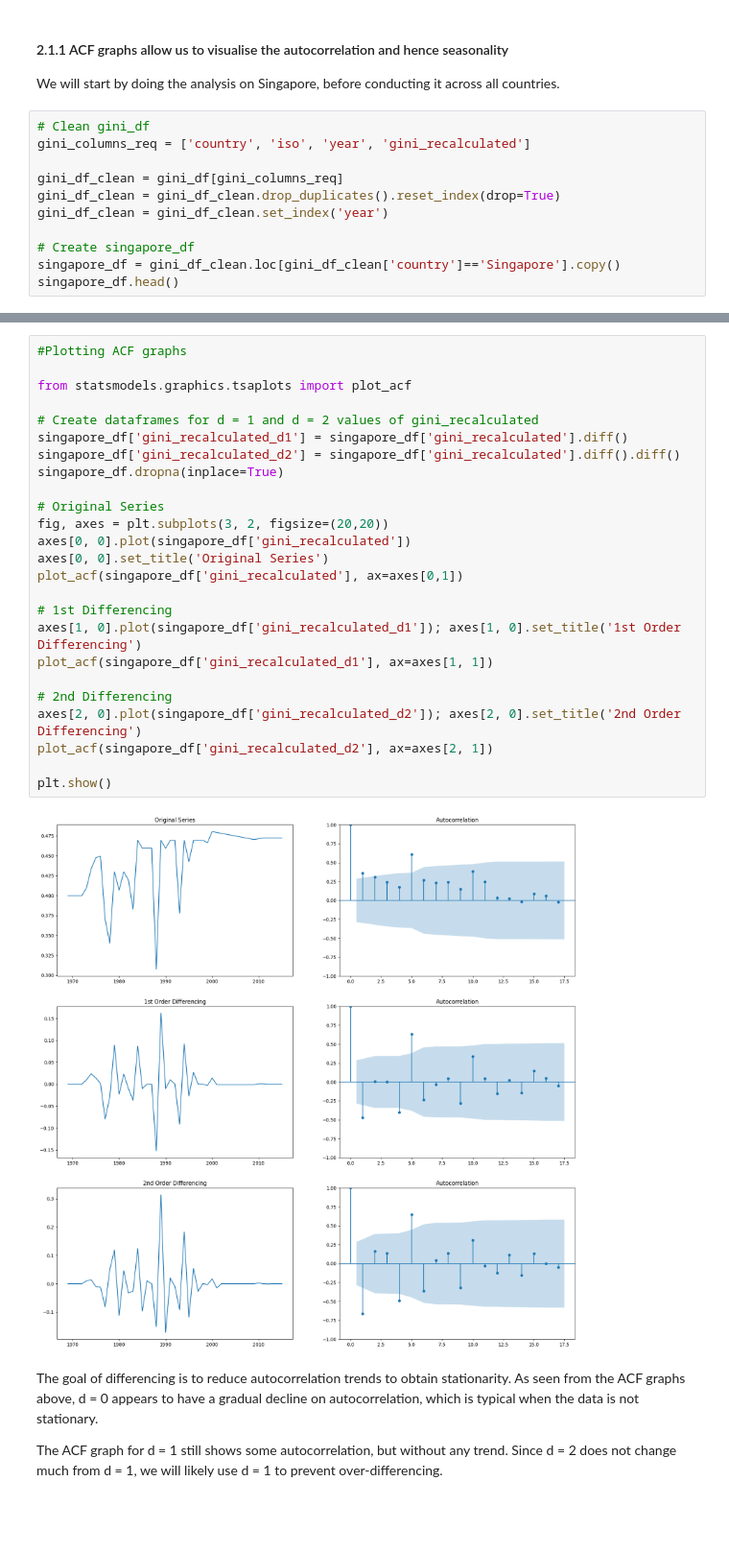
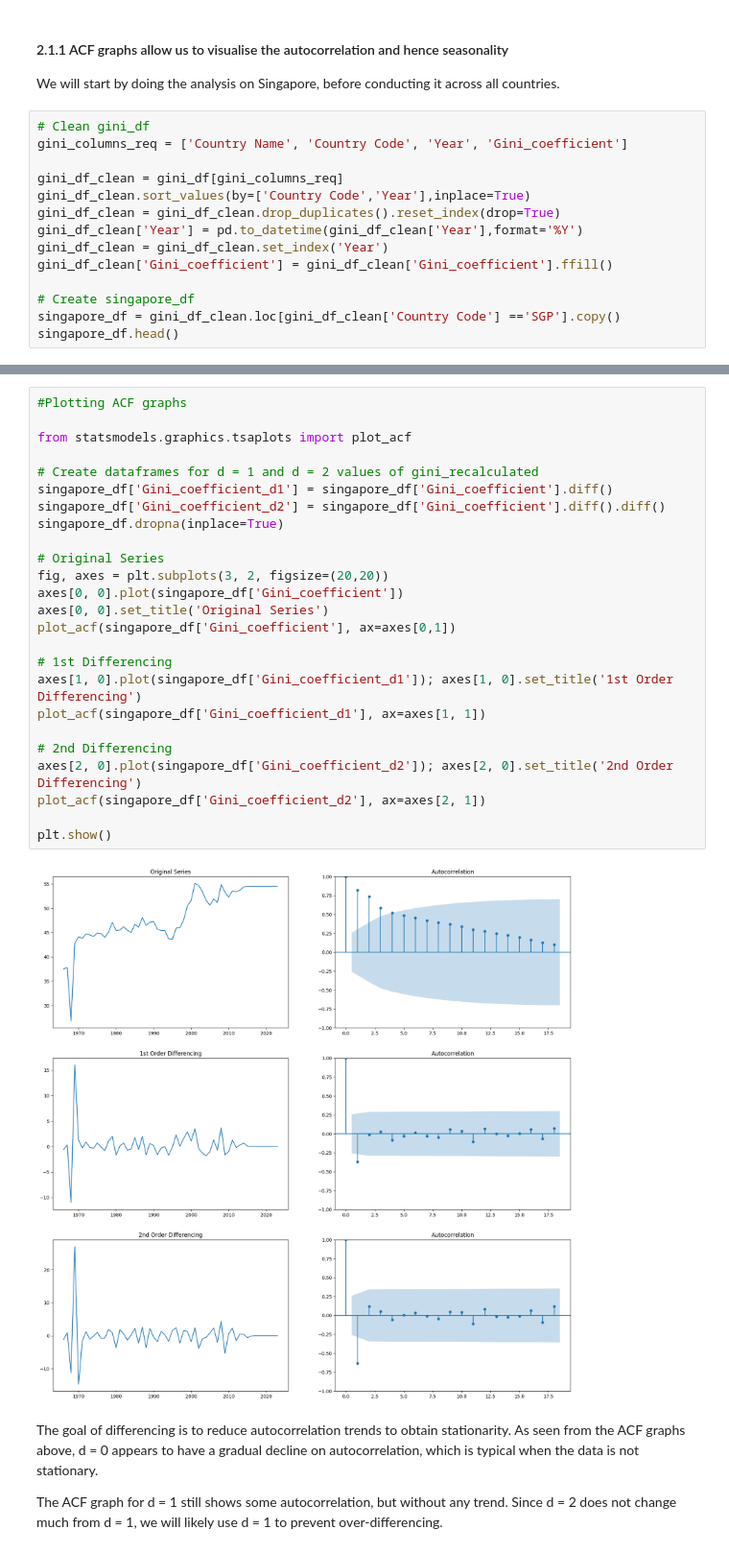
Before and after one commit to yonglau1999/HE4045-Group-Project, a Jupyter notebook: Project.ipynb, the cells around one changed output, grey strips where cells are left out. Shown at 96% size. Saved outputs shown, nothing was run; the diff lists cells and outputs as text; blank space fills up the shorter version.

```diff
--- a/Project.ipynb
+++ b/Project.ipynb
@@ -323,13 +122,16 @@ We use both Autocorrelation Function (ACF) graphs and Augmented Dicky-Fuller tes
 We will start by doing the analysis on Singapore, before conducting it across all countries.
 # %%
 # Clean gini_df
-gini_columns_req = ['country', 'iso', 'year', 'gini_recalculated']
+gini_columns_req = ['Country Name', 'Country Code', 'Year', 'Gini_coefficient']
 
 gini_df_clean = gini_df[gini_columns_req]
+gini_df_clean.sort_values(by=['Country Code','Year'],inplace=True)
 gini_df_clean = gini_df_clean.drop_duplicates().reset_index(drop=True)
-gini_df_clean = gini_df_clean.set_index('year')
+gini_df_clean['Year'] = pd.to_datetime(gini_df_clean['Year'],format='%Y')
+gini_df_clean = gini_df_clean.set_index('Year')
+gini_df_clean['Gini_coefficient'] = gini_df_clean['Gini_coefficient'].ffill()
 
 # Create singapore_df
-singapore_df = gini_df_clean.loc[gini_df_clean['country']=='Singapore'].copy()
+singapore_df = gini_df_clean.loc[gini_df_clean['Country Code'] =='SGP'].copy()
 singapore_df.head()
 # %% [output]
@@ -343,30 +145,30 @@ singapore_df.head()
 # %%
 #Plotting ACF graphs
 
 from statsmodels.graphics.tsaplots import plot_acf
 
 # Create dataframes for d = 1 and d = 2 values of gini_recalculated
-singapore_df['gini_recalculated_d1'] = singapore_df['gini_recalculated'].diff()
-singapore_df['gini_recalculated_d2'] = singapore_df['gini_recalculated'].diff().diff()
+singapore_df['Gini_coefficient_d1'] = singapore_df['Gini_coefficient'].diff()
+singapore_df['Gini_coefficient_d2'] = singapore_df['Gini_coefficient'].diff().diff()
 singapore_df.dropna(inplace=True)
 
 # Original Series
 fig, axes = plt.subplots(3, 2, figsize=(20,20))
-axes[0, 0].plot(singapore_df['gini_recalculated'])
+axes[0, 0].plot(singapore_df['Gini_coefficient'])
 axes[0, 0].set_title('Original Series')
-plot_acf(singapore_df['gini_recalculated'], ax=axes[0,1])
+plot_acf(singapore_df['Gini_coefficient'], ax=axes[0,1])
 
 # 1st Differencing
-axes[1, 0].plot(singapore_df['gini_recalculated_d1']); axes[1, 0].set_title('1st Order Differencing')
-plot_acf(singapore_df['gini_recalculated_d1'], ax=axes[1, 1])
+axes[1, 0].plot(singapore_df['Gini_coefficient_d1']); axes[1, 0].set_title('1st Order Differencing')
+plot_acf(singapore_df['Gini_coefficient_d1'], ax=axes[1, 1])
 
 # 2nd Differencing
-axes[2, 0].plot(singapore_df['gini_recalculated_d2']); axes[2, 0].set_title('2nd Order Differencing')
-plot_acf(singapore_df['gini_recalculated_d2'], ax=axes[2, 1])
+axes[2, 0].plot(singapore_df['Gini_coefficient_d2']); axes[2, 0].set_title('2nd Order Differencing')
+plot_acf(singapore_df['Gini_coefficient_d2'], ax=axes[2, 1])
 
 plt.show()
 # %% [output]
-[figure, old version]
+[figure, new version]
 # %% [markdown]
 The goal of differencing is to reduce autocorrelation trends to obtain stationarity. As seen from the ACF graphs above, d = 0  appears to have a gradual decline on autocorrelation, which is typical when the data is not stationary.
 
```
Also changed, not shown: parts of 27 cells of this notebook, 4 other files.
